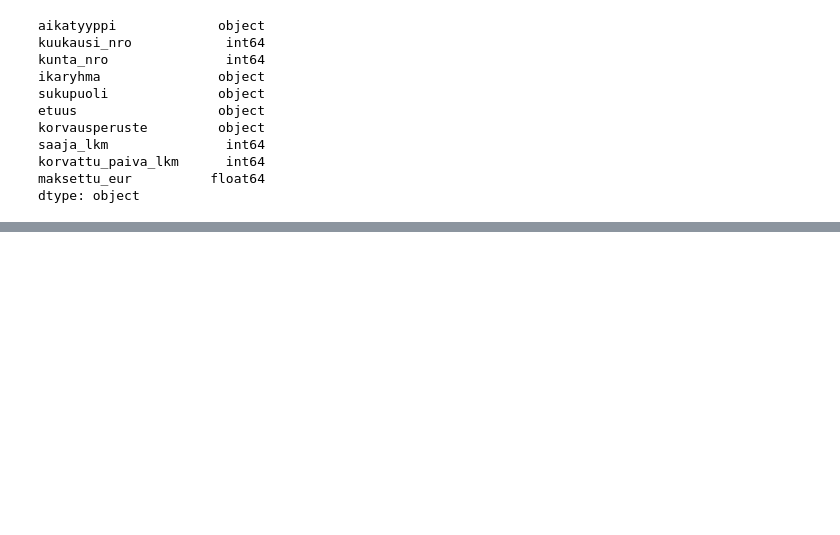
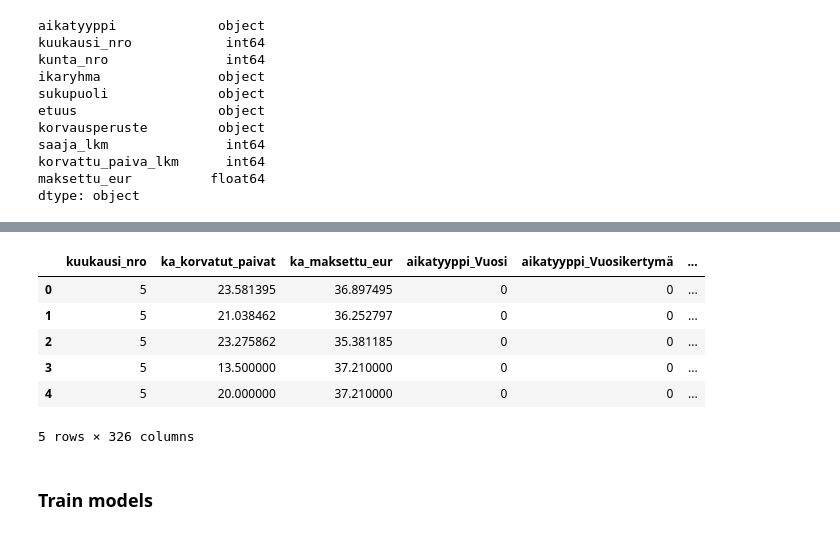
Before and after one commit to kirsikkahiltunen/ML_Fairness_project, a Jupyter notebook: EDA.ipynb, the cells around one changed output, grey strips where cells are left out. Cells and saved outputs as stored; diff of their text form; code cells hidden in the pictures; blank space fills up the shorter version.

```diff
--- a/EDA.ipynb
+++ b/EDA.ipynb
@@ -192,0 +214,14 @@ NameError: name 'df' is not defined
+# %%
+categorical_cols = ["aikatyyppi", "ikaryhma", "sukupuoli", "etuus", "korvausperuste", "kunta_nro"]
+df_encoded = pd.get_dummies(df, columns=categorical_cols, drop_first=True, dtype=int)
+df_encoded.head()
+# %% [output]
+|  | kuukausi_nro | ka_korvatut_paivat | ka_maksettu_eur | aikatyyppi_Vuosi | aikatyyppi_Vuosikertymä | ... |
+| 0 | 5 | 23.581395 | 36.897495 | 0 | 0 | ... |
+| 1 | 5 | 21.038462 | 36.252797 | 0 | 0 | ... |
+| 2 | 5 | 23.275862 | 35.381185 | 0 | 0 | ... |
+| 3 | 5 | 13.500000 | 37.210000 | 0 | 0 | ... |
+| 4 | 5 | 20.000000 | 37.210000 | 0 | 0 | ... |
+5 rows × 326 columns
+# %% [markdown]
+### Train models
```
Also changed, not shown: parts of 6 cells of this notebook, 1 other file.
